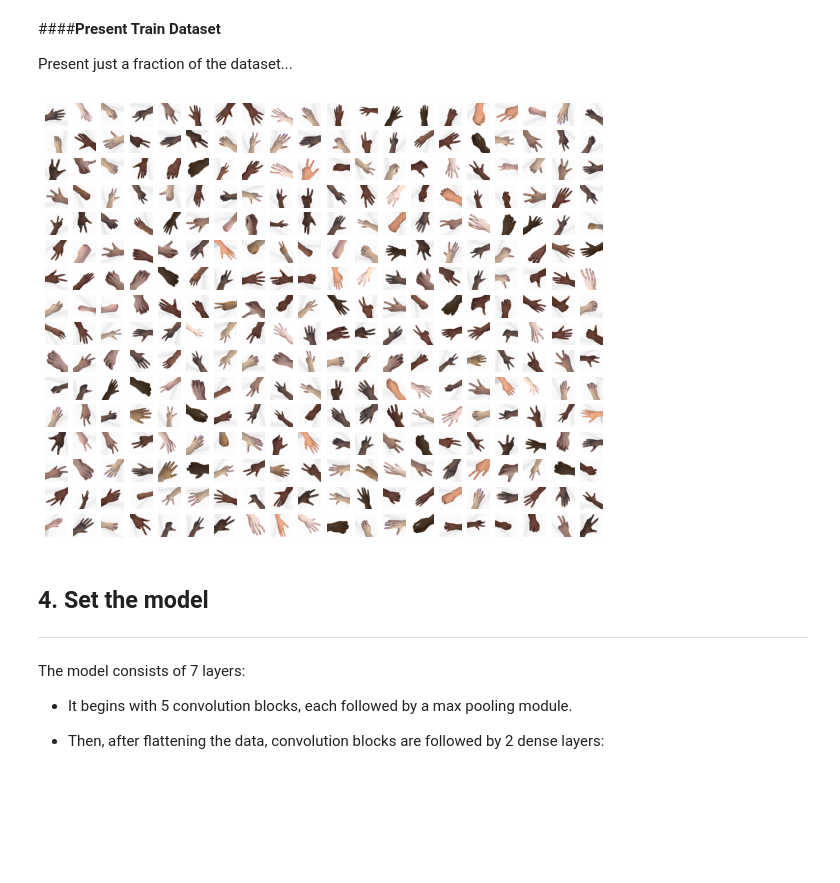
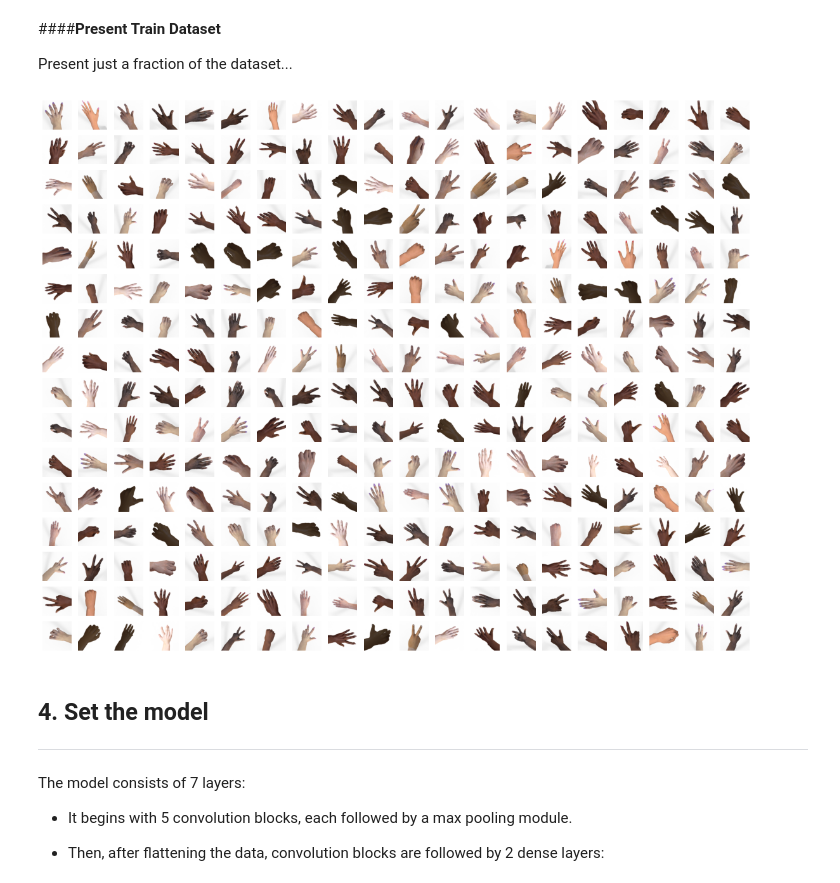
Before and after one commit to ronen-halevy/ai-notebooks, a Jupyter notebook: image-classification/Building_Tensorflow_Image_Input_Pipeline_Part_3_Using_ImageGenerator.ipynb, the cells around one changed output. Saved outputs shown, nothing was run; the diff lists cells and outputs as text; code cells hidden in the pictures; blank space fills up the shorter version.

```diff
--- a/image-classification/Building_Tensorflow_Image_Input_Pipeline_Part_3_Using_ImageGenerator.ipynb
+++ b/image-classification/Building_Tensorflow_Image_Input_Pipeline_Part_3_Using_ImageGenerator.ipynb
@@ -252,7 +254,7 @@ Notes on the attributes used:
 - **validation_split**:  Fraction of images reserved for validation
 # %%
 image_datagen = tf.keras.preprocessing.image.ImageDataGenerator(
-    rotation_range=360, #Int. Degree range for random rotations.
+    rotation_range=90, #Int. Degree range for random rotations.
     shear_range=10.0,
     zoom_range=0.1,
     fill_mode='nearest',
@@ -309,14 +317,14 @@ In the following, 2 Datasets are created: for **Training** and for **Validation*
 # %%
 train_generator = image_datagen.flow_from_directory(
     directory=base_data_dir,
-    target_size=(image_height, image_width), #default (256, 256)
-    color_mode="rgb", #default
-    batch_size=batch_size, #default 32,
-    class_mode="categorical",
-    classes=None, # Default None
+    target_size=(image_height, image_width),
+    color_mode="rgb",
+    batch_size=batch_size,
+    class_mode="sparse",
+    classes=None,
     shuffle=True,
-    seed=None, # Optional random seed for shuffling and transformations.
-    subset='training' #default None
+    seed=None,
+    subset='training'
 )
 # %% [output]
 Found 2316 images belonging to 3 classes.
@@ -341,16 +381,18 @@ Found 576 images belonging to 3 classes.
 
 Present just a fraction of the dataset...
 # %%
-plt.figure(figsize=(10, 10))
+plt.figure(figsize=(20, 20))
 batches_in_loop = 10
+cnt = 0
 for j in range(batches_in_loop):
   image_batch, _ = next(iter(train_generator))
   for i in range(32):
-    ax = plt.subplot(20, 20, j*32 + i + 1)
+    cnt +=1
+    ax = plt.subplot(20, 20, cnt)
     plt.imshow(image_batch[i])
     plt.axis("off")
 # %% [output]
-[figure, old version]
+[figure, new version]
 # %% [markdown]
 ## 4. Set the model
 ---
```
Also changed, not shown: parts of 17 cells of this notebook.
